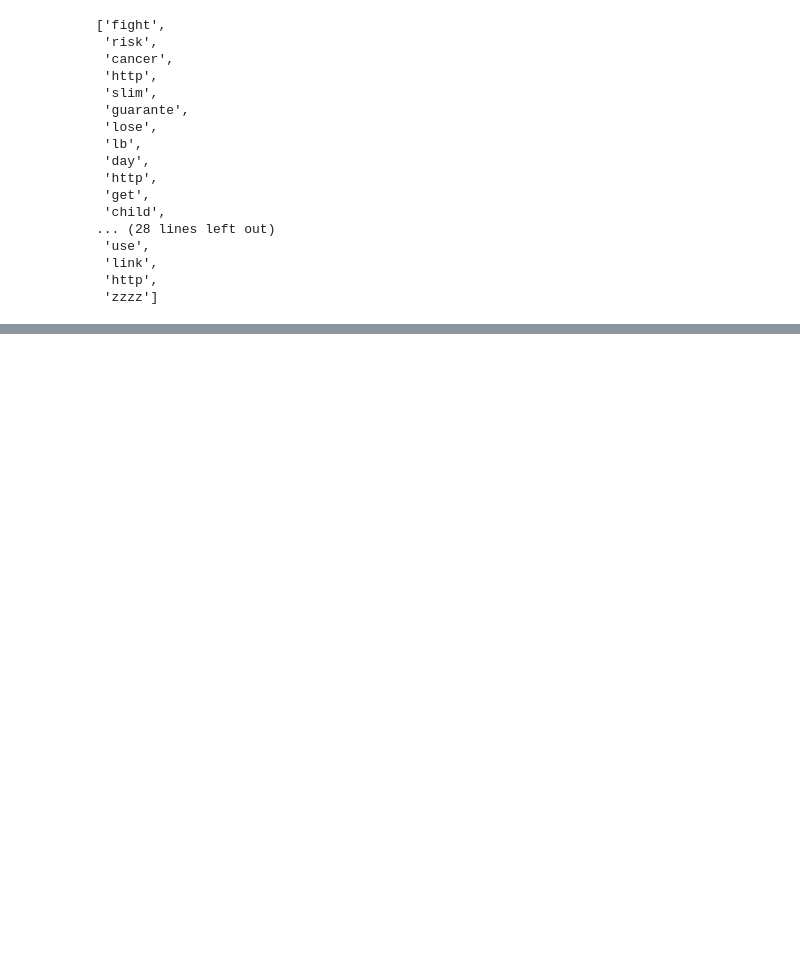
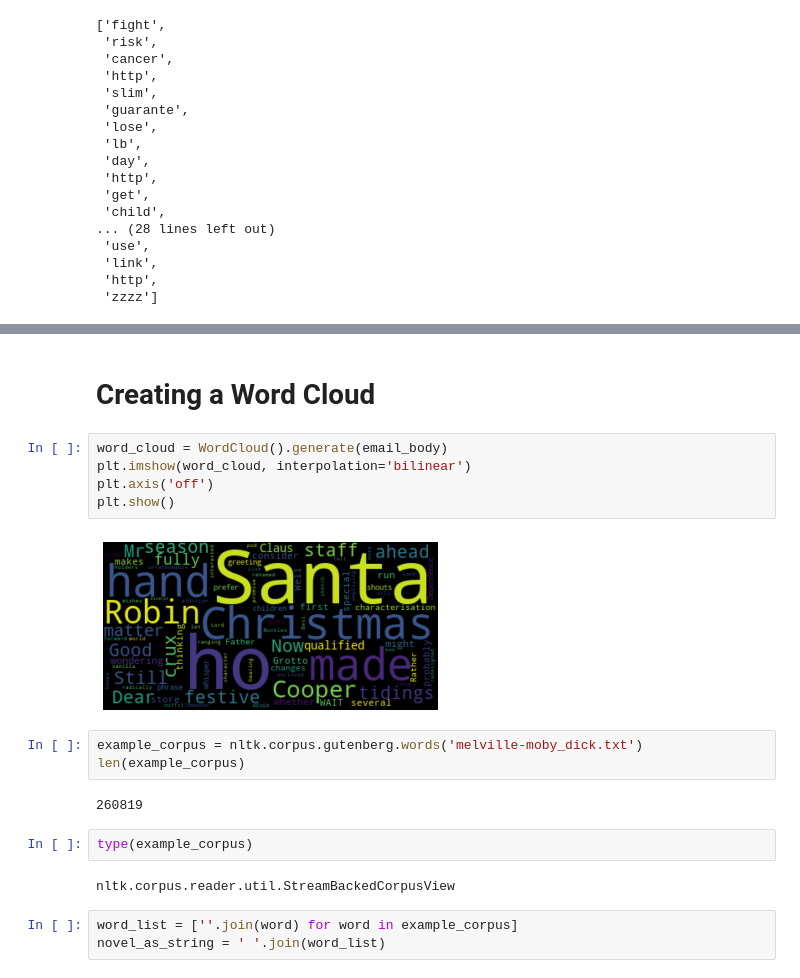
Before and after one commit to abhijoshi2k/spam-email-classification, a Jupyter notebook: Bayes Classifier.ipynb, the cells around one changed output, grey strips where cells are left out. Saved outputs shown, nothing was run; the diff lists cells and outputs as text; blank space fills up the shorter version.

```diff
--- a/Bayes Classifier.ipynb
+++ b/Bayes Classifier.ipynb
@@ -512,0 +657,21 @@ clean_message_no_html(data.at[2, 'MESSAGE'])
+# %% [markdown]
+# Creating a Word Cloud
+# %%
+word_cloud = WordCloud().generate(email_body)
+plt.imshow(word_cloud, interpolation='bilinear')
+plt.axis('off')
+plt.show()
+# %% [output]
+[figure, added]
+# %%
+example_corpus = nltk.corpus.gutenberg.words('melville-moby_dick.txt')
+len(example_corpus)
+# %% [output]
+260819
+# %%
+type(example_corpus)
+# %% [output]
+nltk.corpus.reader.util.StreamBackedCorpusView
+# %%
+word_list = [''.join(word) for word in example_corpus]
+novel_as_string = ' '.join(word_list)
```
Also changed, not shown: parts of 23 cells of this notebook.
